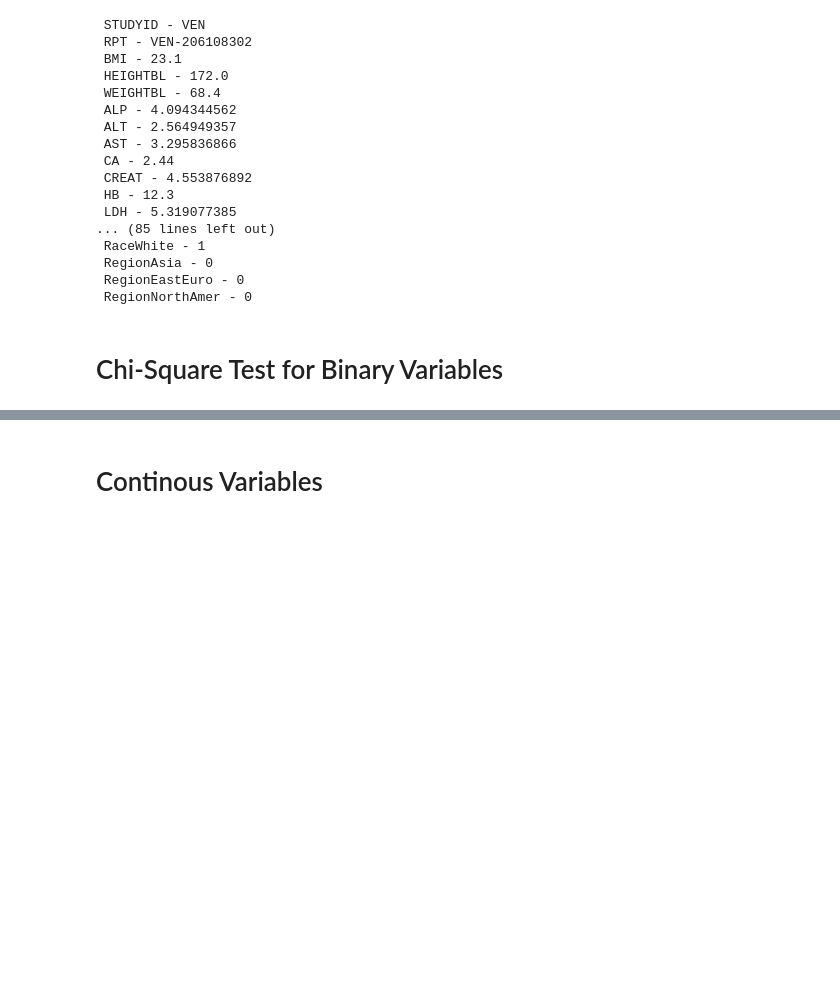
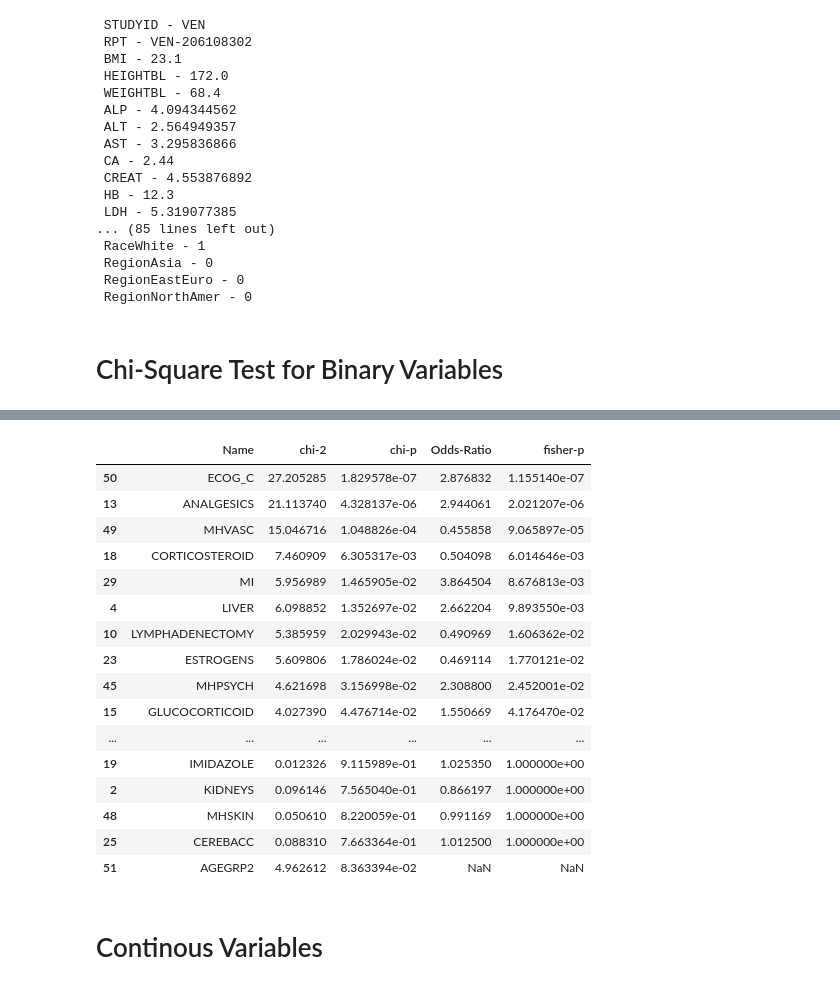
Before and after one commit to belalE/Prostate-Cancer, a Jupyter notebook: prostate-cancer-v2.ipynb, the cells around one changed output, grey strips where cells are left out. Cells and saved outputs as stored; diff of their text form; code cells hidden in the pictures; blank space fills up the shorter version.

```diff
--- a/prostate-cancer-v2.ipynb
+++ b/prostate-cancer-v2.ipynb
@@ -364,3 +384,23 @@ binary_stats.sort_values(by='p-Value')
+# %%
+binary_stats.sort_values(by='fisher-p')
+# %% [output]
+|  | Name | chi-2 | chi-p | Odds-Ratio | fisher-p |
+| 50 | ECOG_C | 27.205285 | 1.829578e-07 | 2.876832 | 1.155140e-07 |
+| 13 | ANALGESICS | 21.113740 | 4.328137e-06 | 2.944061 | 2.021207e-06 |
+| 49 | MHVASC | 15.046716 | 1.048826e-04 | 0.455858 | 9.065897e-05 |
+| 18 | CORTICOSTEROID | 7.460909 | 6.305317e-03 | 0.504098 | 6.014646e-03 |
+| 29 | MI | 5.956989 | 1.465905e-02 | 3.864504 | 8.676813e-03 |
+| 4 | LIVER | 6.098852 | 1.352697e-02 | 2.662204 | 9.893550e-03 |
+| 10 | LYMPHADENECTOMY | 5.385959 | 2.029943e-02 | 0.490969 | 1.606362e-02 |
+| 23 | ESTROGENS | 5.609806 | 1.786024e-02 | 0.469114 | 1.770121e-02 |
+| 45 | MHPSYCH | 4.621698 | 3.156998e-02 | 2.308800 | 2.452001e-02 |
+| 15 | GLUCOCORTICOID | 4.027390 | 4.476714e-02 | 1.550669 | 4.176470e-02 |
+| ... | ... | ... | ... | ... | ... |
+| 19 | IMIDAZOLE | 0.012326 | 9.115989e-01 | 1.025350 | 1.000000e+00 |
+| 2 | KIDNEYS | 0.096146 | 7.565040e-01 | 0.866197 | 1.000000e+00 |
+| 48 | MHSKIN | 0.050610 | 8.220059e-01 | 0.991169 | 1.000000e+00 |
+| 25 | CEREBACC | 0.088310 | 7.663364e-01 | 1.012500 | 1.000000e+00 |
+| 51 | AGEGRP2 | 4.962612 | 8.363394e-02 | NaN | NaN |
 # %% [markdown]
 # Continous Variables
 # %%
```
Also changed, not shown: parts of 7 cells of this notebook.
